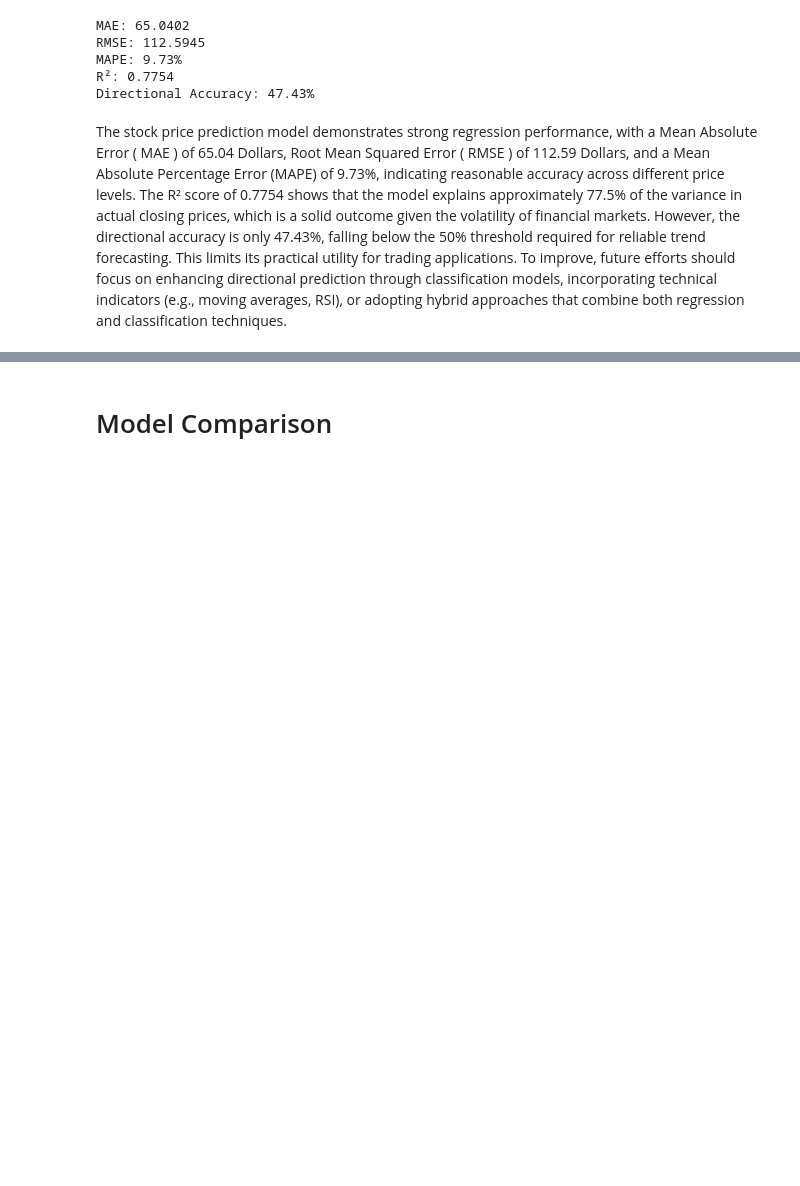
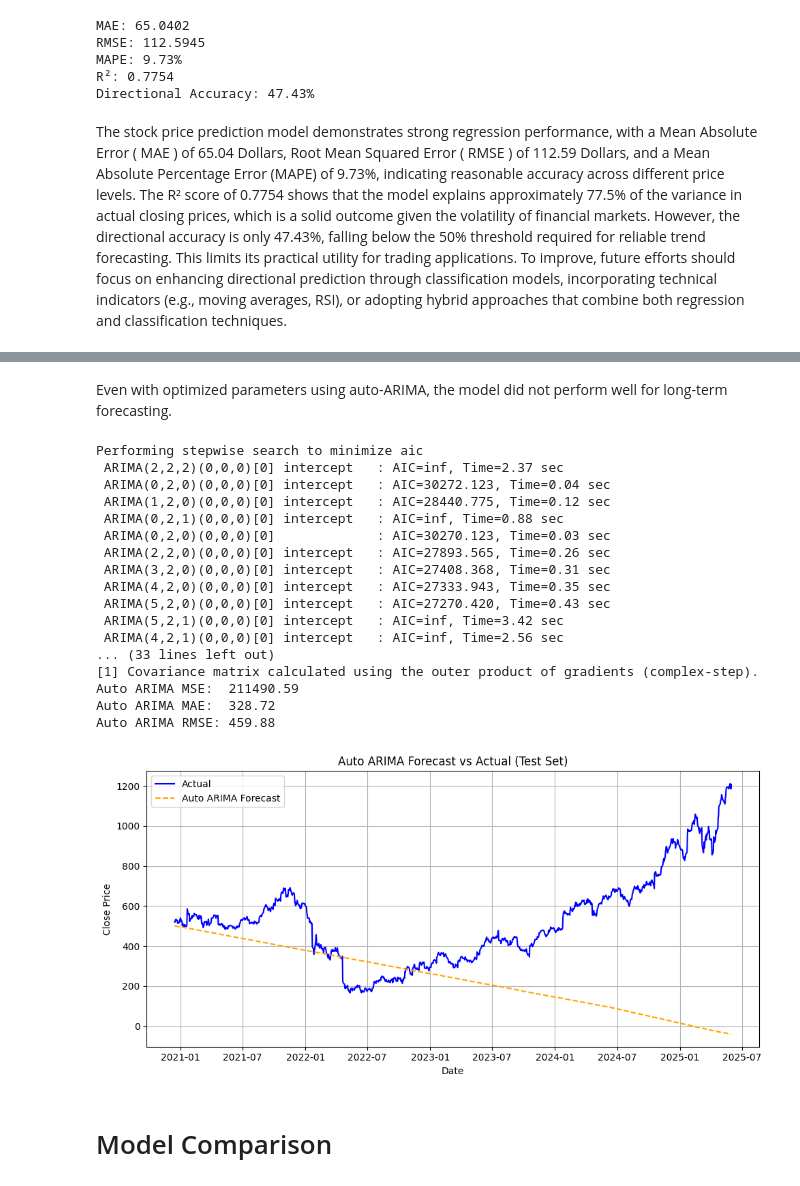
Before and after one commit to Anitra-Hernandez/AAI510_Group6Project, a Jupyter notebook: FinalProject_1.ipynb, the cells around one changed output, grey strips where cells are left out. Saved outputs shown, nothing was run; the diff lists cells and outputs as text; code cells hidden in the pictures; blank space fills up the shorter version.

```diff
--- a/FinalProject_1.ipynb
+++ b/FinalProject_1.ipynb
@@ -448,0 +456,4 @@ The stock price prediction model demonstrates strong regression performance, wit
+# %%
+ # Use only the 'Close' column for ARIMA (a univariate time series model)
+series = df_stock['Close']
+series.head()
@@ -449,3 +669,64 @@ The stock price prediction model demonstrates strong regression performance, wit
+# %% [markdown]
+Even with optimized parameters using auto-ARIMA, the model did not perform well for long-term forecasting.
+# %%
+train_values = train_series.values
+test_values = test_series.values
+test_index = test_series.index
+
+# Fit the Auto ARIMA model
+model_auto = auto_arima(
+    train_values,
+    seasonal=False,
+    trace=True,
+    error_action='ignore',
+    suppress_warnings=True,
+    stepwise=True
+)
+
+# Print the summary of the ARIMA model
+print(model_fit.summary())
+
+# Forecast the next values using the Auto ARIMA model
+forecast3 = model_auto.predict(n_periods=len(test_values))
+forecast_series = pd.Series(forecast3, index=test_index)
+
+mse = mean_squared_error(test_values, forecast3)
+mae = mean_absolute_error(test_values, forecast3)
+rmse = np.sqrt(mean_squared_error(test_values, forecast3))
+print(f"Auto ARIMA MSE:  {mse:.2f}")
+print(f"Auto ARIMA MAE:  {mae:.2f}")
+print(f"Auto ARIMA RMSE: {rmse:.2f}")
+
+# Plot
+plt.figure(figsize=(10, 5))
+plt.plot(test_index, test_values, label='Actual', color='blue')
+plt.plot(test_index, forecast_series, label='Auto ARIMA Forecast', color='orange', linestyle='--')
+plt.title('Auto ARIMA Forecast vs Actual (Test Set)')
+plt.xlabel('Date')
+plt.ylabel('Close Price')
+plt.legend()
+plt.grid(True)
+plt.tight_layout()
+plt.show()
+# %% [output]
+Performing stepwise search to minimize aic
+ ARIMA(2,2,2)(0,0,0)[0] intercept   : AIC=inf, Time=2.37 sec
+ ARIMA(0,2,0)(0,0,0)[0] intercept   : AIC=30272.123, Time=0.04 sec
+ ARIMA(1,2,0)(0,0,0)[0] intercept   : AIC=28440.775, Time=0.12 sec
+ ARIMA(0,2,1)(0,0,0)[0] intercept   : AIC=inf, Time=0.88 sec
+ ARIMA(0,2,0)(0,0,0)[0]             : AIC=30270.123, Time=0.03 sec
+ ARIMA(2,2,0)(0,0,0)[0] intercept   : AIC=27893.565, Time=0.26 sec
+ ARIMA(3,2,0)(0,0,0)[0] intercept   : AIC=27408.368, Time=0.31 sec
+ ARIMA(4,2,0)(0,0,0)[0] intercept   : AIC=27333.943, Time=0.35 sec
+ ARIMA(5,2,0)(0,0,0)[0] intercept   : AIC=27270.420, Time=0.43 sec
+ ARIMA(5,2,1)(0,0,0)[0] intercept   : AIC=inf, Time=3.42 sec
+ ARIMA(4,2,1)(0,0,0)[0] intercept   : AIC=inf, Time=2.56 sec
+... (33 lines left out)
+[1] Covariance matrix calculated using the outer product of gradients (complex-step).
+Auto ARIMA MSE:  211490.59
+Auto ARIMA MAE:  328.72
+Auto ARIMA RMSE: 459.88
+[figure, added]
 # %% [markdown]
 # Model Comparison
 # %% [markdown]
```
Also changed, not shown: parts of 22 cells of this notebook.
